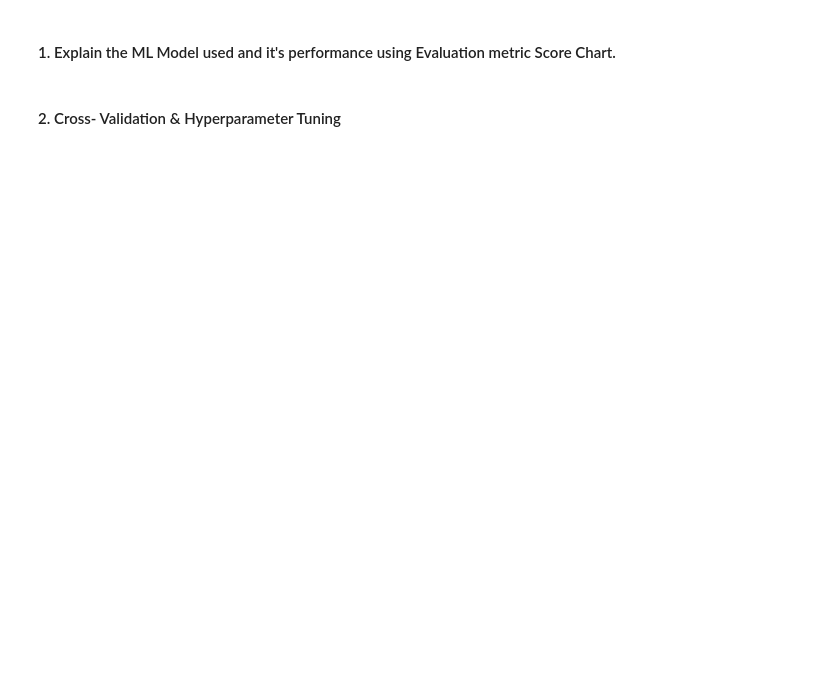
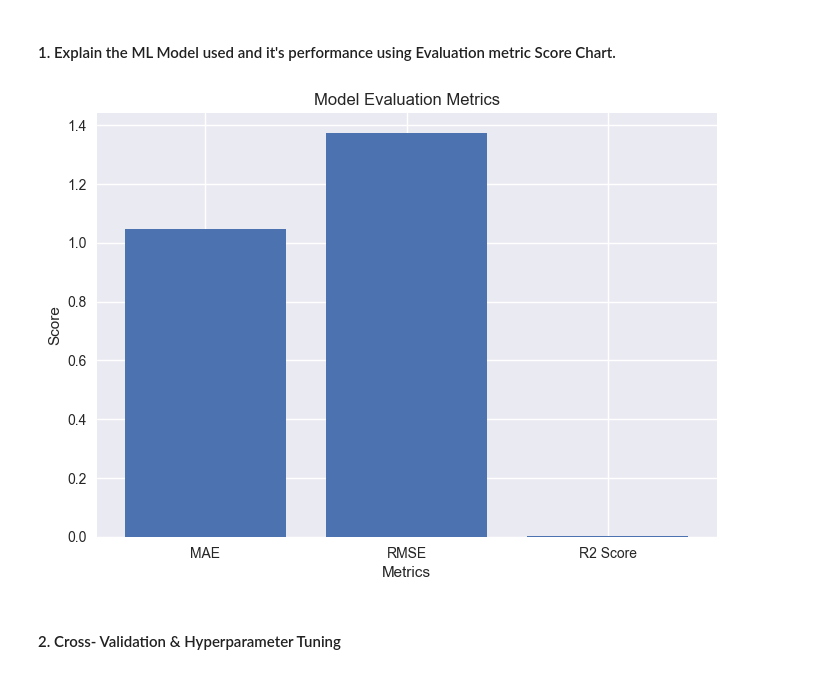
Before and after one commit to Pheonix1330/better-next-sitemap, a Jupyter notebook: Sample_ML_Submission_Template.ipynb, the cells around one changed output. Saved outputs shown, nothing was run; the diff lists cells and outputs as text; code cells hidden in the pictures; blank space fills up the shorter version.

```diff
--- a/Sample_ML_Submission_Template.ipynb
+++ b/Sample_ML_Submission_Template.ipynb
@@ -920,0 +1168,18 @@ Answer Here.
+# %%
+# Tokenization
+
+import nltk
+from nltk.tokenize import word_tokenize
+
+nltk.download('punkt', quiet=True)
+
+text_col = 'Customer Remarks'
+
+if text_col in df.columns:
+
+    df['tokens'] = df[text_col].astype(str).apply(word_tokenize)
+
+    print(df['tokens'].head())
+
+else:
+    print("Customer Remarks column not present — tokenization skipped.")
@@ -1017,2 +1716,29 @@ Answer Here.
+# %%
+# Visualizing evaluation Metric Score chart
+
+from sklearn.metrics import mean_absolute_error, mean_squared_error, r2_score
+import numpy as np
+import matplotlib.pyplot as plt
+
+# Calculate evaluation metrics
+mae = mean_absolute_error(y_test, y_pred)
+rmse = np.sqrt(mean_squared_error(y_test, y_pred))
+r2 = r2_score(y_test, y_pred)
+
+# Metric names and values
+metrics = ['MAE', 'RMSE', 'R2 Score']
+values = [mae, rmse, r2]
+
+# Plot bar chart
+plt.figure()
+plt.bar(metrics, values)
+
+plt.title("Model Evaluation Metrics")
+plt.xlabel("Metrics")
+plt.ylabel("Score")
+
+plt.show()
+# %% [output]
+[figure, added]
 # %% [markdown]
 #### 2. Cross- Validation & Hyperparameter Tuning
```
Also changed, not shown: parts of 106 cells of this notebook, 2 other files.
